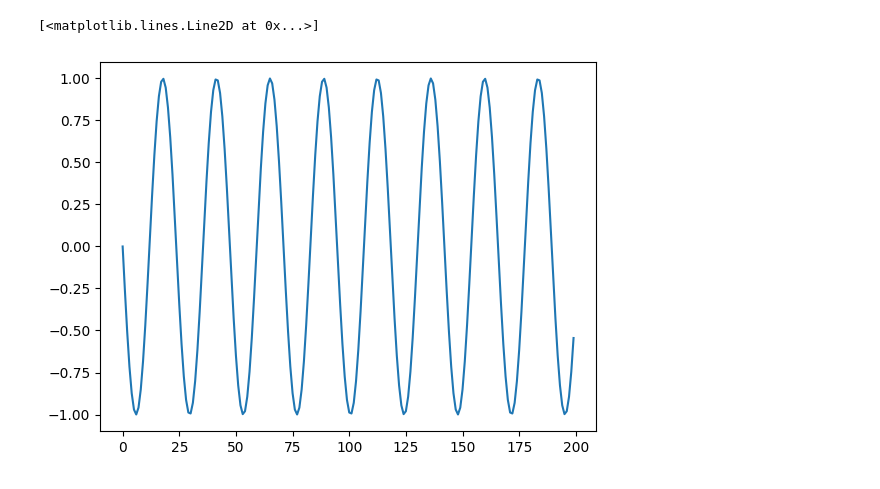
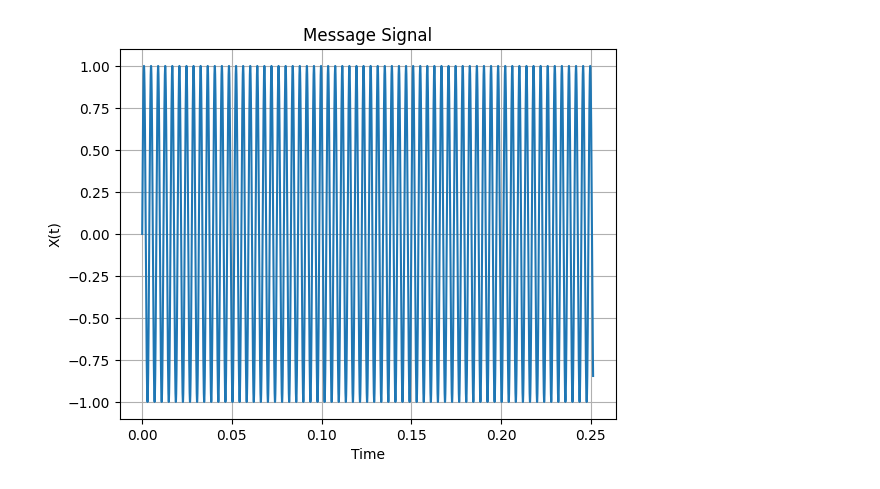
Before and after one commit to ParasKore2003/Digital-Communication-Lab, a Jupyter notebook: Digital Communication/Assignment/q6.ipynb, the cells around one changed output. Drawn from its saved outputs; the diff is of its cells as text; code cells hidden in the pictures.

Commit message:
tried making a square pulse train

```diff
--- a/Digital Communication/Assignment/q6.ipynb
+++ b/Digital Communication/Assignment/q6.ipynb
@@ -9,10 +14,0 @@ def sampler(w_1,T_s):
-# %%
-# Original Signal
-f1 = 10000 /(2*np.pi)
-w1 = 2 * np.pi * f1
-Ts = 0.005
-X = sampler(w1,Ts)
-plt.plot(X)
-# %% [output]
-[<matplotlib.lines.Line2D at 0x...>]
-[figure, removed]
@@ -20,0 +15,21 @@ plt.plot(X)
+# %%
+# Given Data
+Fs = 8000 # Sampling Frequency in hertz
+ts = 1 / Fs # Sampling Period
+T = 0.00005 # Pulse Duration
+
+#Sinusoidal Data
+Fm = 10000/( 2 * np.pi) #Message frequency
+Tm = 1 / Fm
+t = np.arange(0, 400*Tm,0.01*Tm)
+X = np.sin( Fm* t)
+
+#Plot for message signal
+plt.plot(t,X)
+plt.title('Message Signal')
+plt.xlabel('Time')
+plt.ylabel('X(t)')
+plt.grid()
+plt.show() #To hide plotting text
+# %% [output]
+[figure, added]
```
Also changed, not shown: parts of 7 cells of this notebook.
